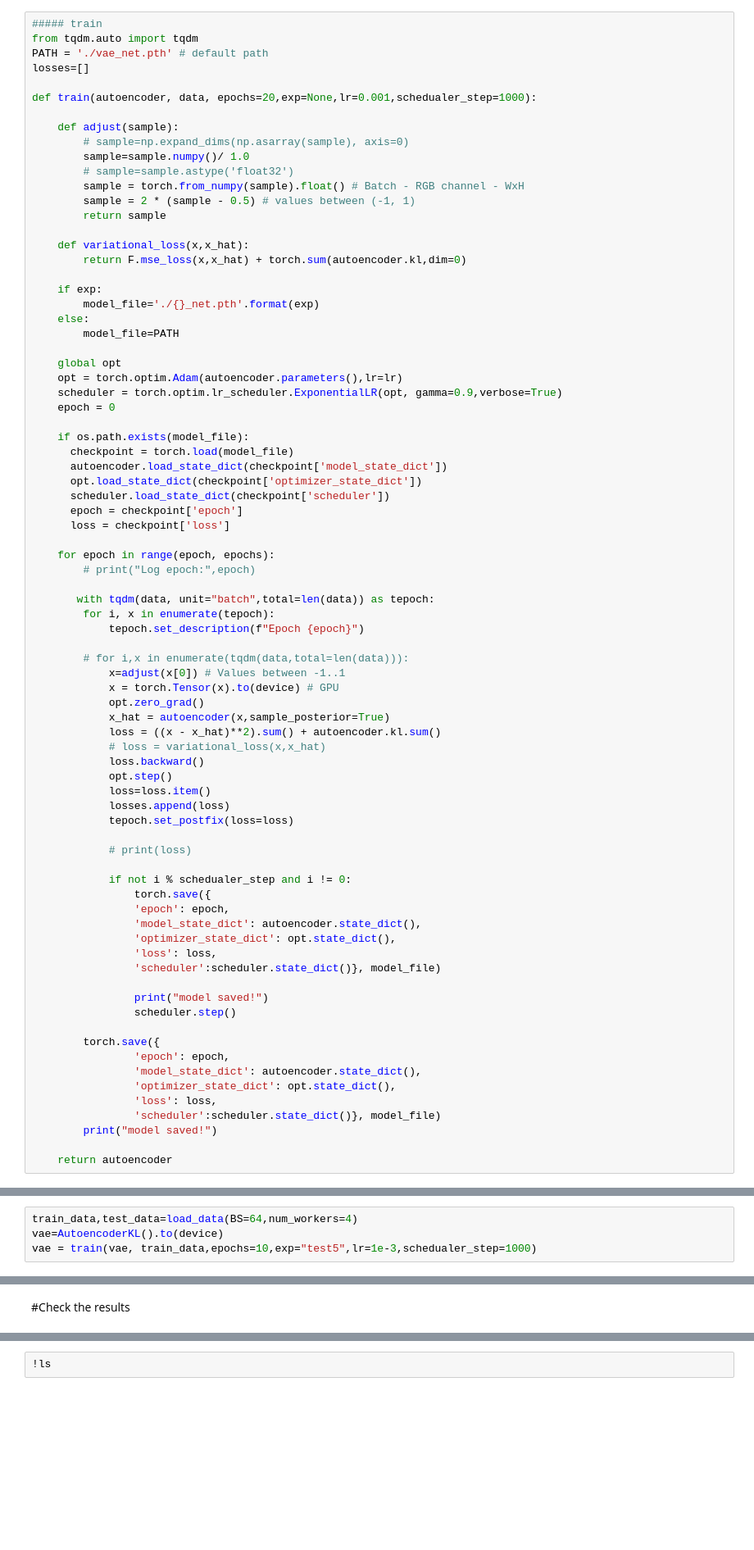
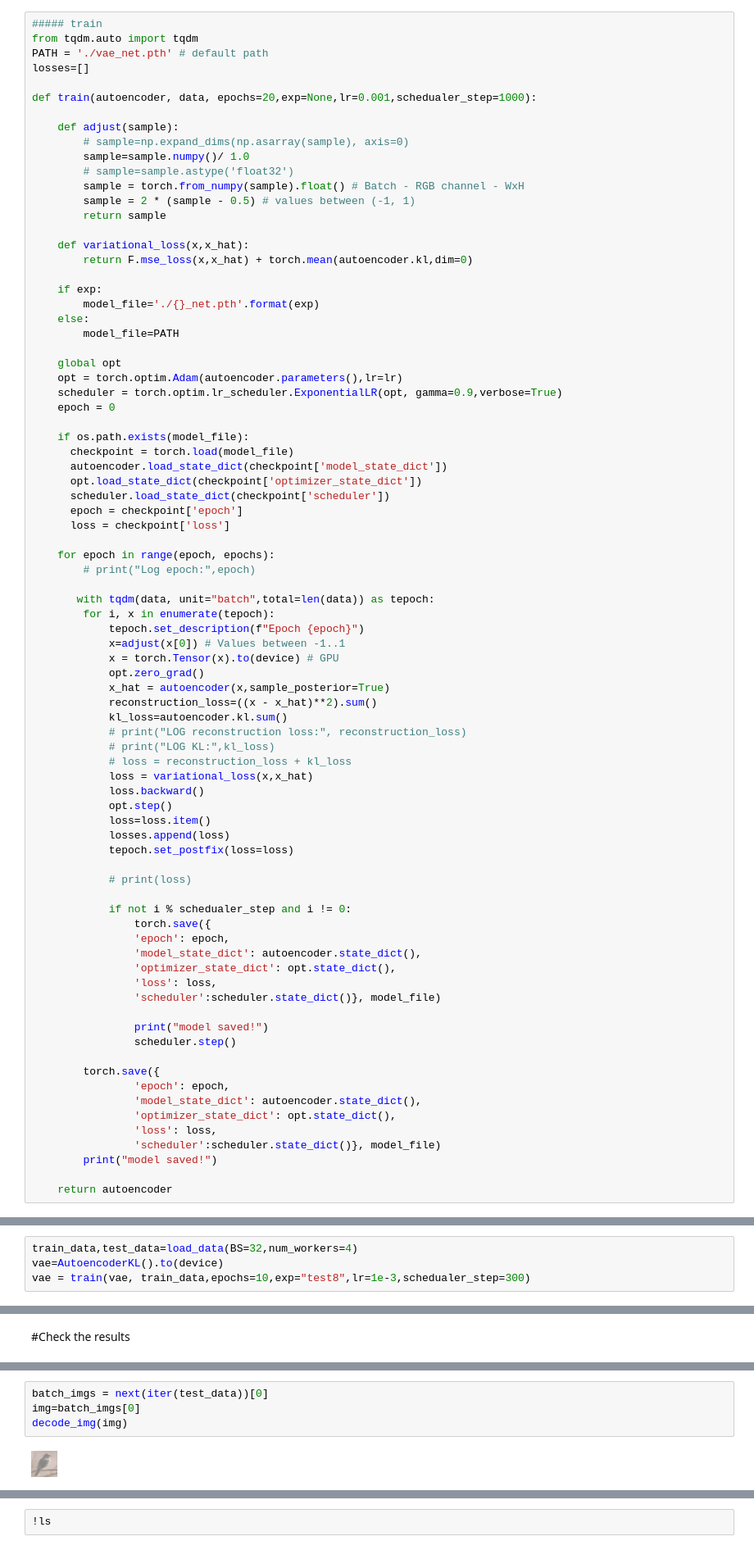
Before and after one commit to cohitai/AI_notebooks, a Jupyter notebook: VAE/VAE.ipynb, the cells around one changed output, grey strips where cells are left out. Shown at 82% size. Drawn from its saved outputs; the diff is of its cells as text; blank space fills up the shorter version.

```diff
--- a/VAE/VAE.ipynb
+++ b/VAE/VAE.ipynb
@@ -953,7 +951,7 @@ def train(autoencoder, data, epochs=20,exp=None,lr=0.001,schedualer_step=1000):
         return sample
 
     def variational_loss(x,x_hat):
-        return F.mse_loss(x,x_hat) + torch.sum(autoencoder.kl,dim=0)
+        return F.mse_loss(x,x_hat) + torch.mean(autoencoder.kl,dim=0)
 
     if exp:
         model_file='./{}_net.pth'.format(exp)
@@ -979,14 +977,16 @@ def train(autoencoder, data, epochs=20,exp=None,lr=0.001,schedualer_step=1000):
        with tqdm(data, unit="batch",total=len(data)) as tepoch:
         for i, x in enumerate(tepoch):
             tepoch.set_description(f"Epoch {epoch}")
-
-        # for i,x in enumerate(tqdm(data,total=len(data))):
             x=adjust(x[0]) # Values between -1..1
             x = torch.Tensor(x).to(device) # GPU
             opt.zero_grad()
             x_hat = autoencoder(x,sample_posterior=True)
-            loss = ((x - x_hat)**2).sum() + autoencoder.kl.sum()
-            # loss = variational_loss(x,x_hat)
+            reconstruction_loss=((x - x_hat)**2).sum()
+            kl_loss=autoencoder.kl.sum()
+            # print("LOG reconstruction loss:", reconstruction_loss)
+            # print("LOG KL:",kl_loss)
+            # loss = reconstruction_loss + kl_loss
+            loss = variational_loss(x,x_hat)
             loss.backward()
             opt.step()
             loss=loss.item()
@@ -1048,8 +1048,8 @@ def load_data(BS=32,path = "./cifar-10-batches-py",num_workers=4):
 # %% [markdown]
 Training Variational AutoEncoder on Cifar10 data.
 # %%
-train_data,test_data=load_data(BS=64,num_workers=4)
+train_data,test_data=load_data(BS=32,num_workers=4)
 vae=AutoencoderKL().to(device)
-vae = train(vae, train_data,epochs=10,exp="test5",lr=1e-3,schedualer_step=1000)
+vae = train(vae, train_data,epochs=10,exp="test8",lr=1e-3,schedualer_step=300)
 # %% [output]
 Files already downloaded and verified
@@ -1099,0 +1143,6 @@ def adjust(sample):
+# %%
+batch_imgs = next(iter(test_data))[0]
+img=batch_imgs[0]
+decode_img(img)
+# %% [output]
+[figure, added]
```
Also changed, not shown: parts of 15 cells of this notebook.
